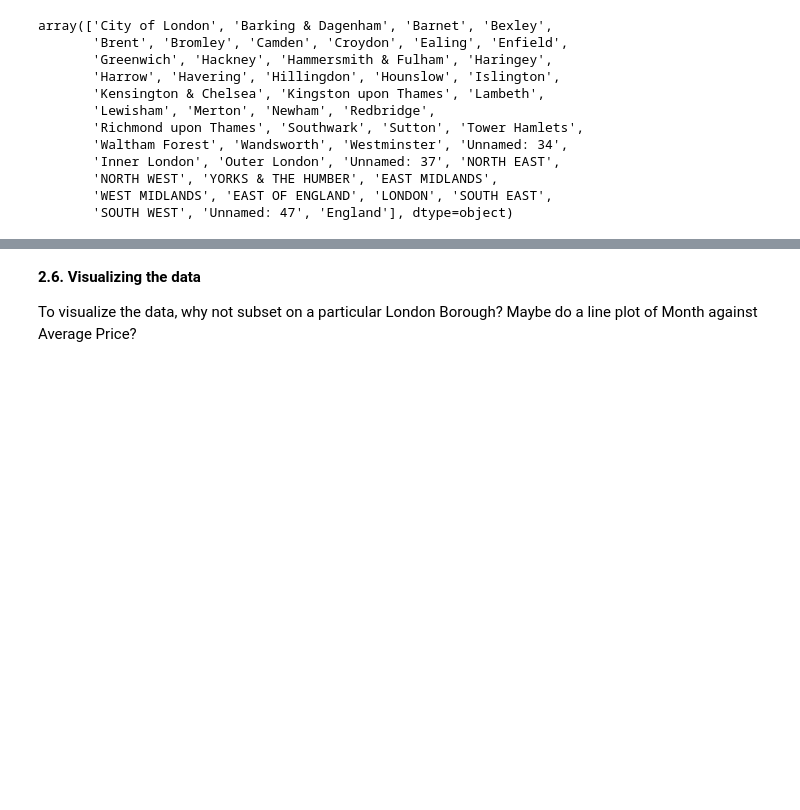
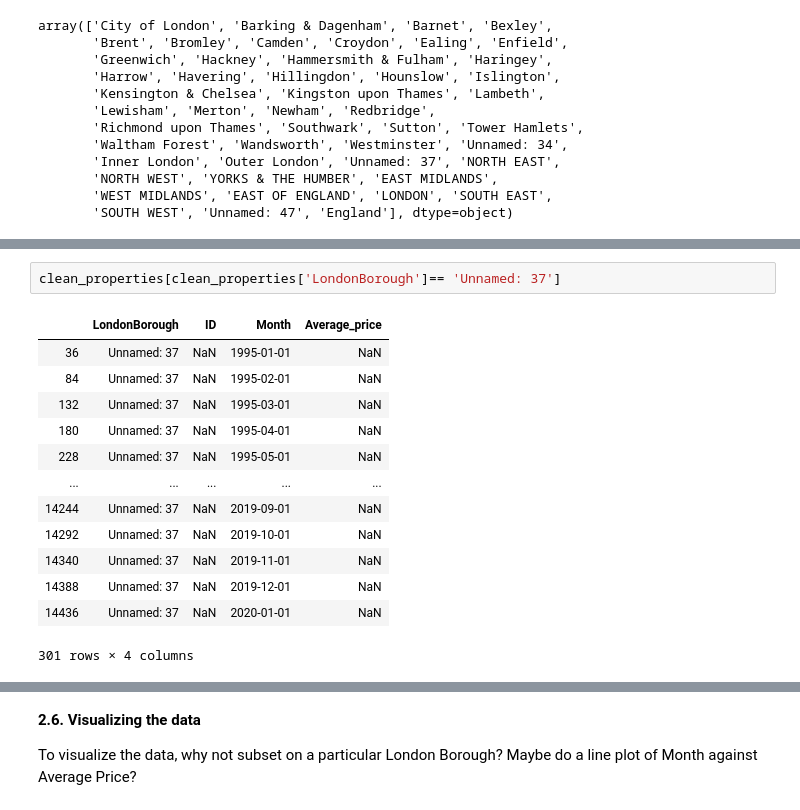
Before and after one commit to asaadkhattab/LondonHousing, a Jupyter notebook: londonhousingcasestudy.ipynb, the cells around one changed output, grey strips where cells are left out. Drawn from its saved outputs; the diff is of its cells as text; blank space fills up the shorter version.

```diff
--- a/londonhousingcasestudy.ipynb
+++ b/londonhousingcasestudy.ipynb
@@ -298,0 +315,16 @@ array(['City of London', 'Barking & Dagenham', 'Barnet', 'Bexley',
+# %%
+clean_properties[clean_properties['LondonBorough']== 'Unnamed: 37']
+# %% [output]
+|  | LondonBorough | ID | Month | Average_price |
+| 36 | Unnamed: 37 | NaN | 1995-01-01 | NaN |
+| 84 | Unnamed: 37 | NaN | 1995-02-01 | NaN |
+| 132 | Unnamed: 37 | NaN | 1995-03-01 | NaN |
+| 180 | Unnamed: 37 | NaN | 1995-04-01 | NaN |
+| 228 | Unnamed: 37 | NaN | 1995-05-01 | NaN |
+| ... | ... | ... | ... | ... |
+| 14244 | Unnamed: 37 | NaN | 2019-09-01 | NaN |
+| 14292 | Unnamed: 37 | NaN | 2019-10-01 | NaN |
+| 14340 | Unnamed: 37 | NaN | 2019-11-01 | NaN |
+| 14388 | Unnamed: 37 | NaN | 2019-12-01 | NaN |
+| 14436 | Unnamed: 37 | NaN | 2020-01-01 | NaN |
+301 rows × 4 columns
```
Also changed, not shown: parts of 17 cells of this notebook.
